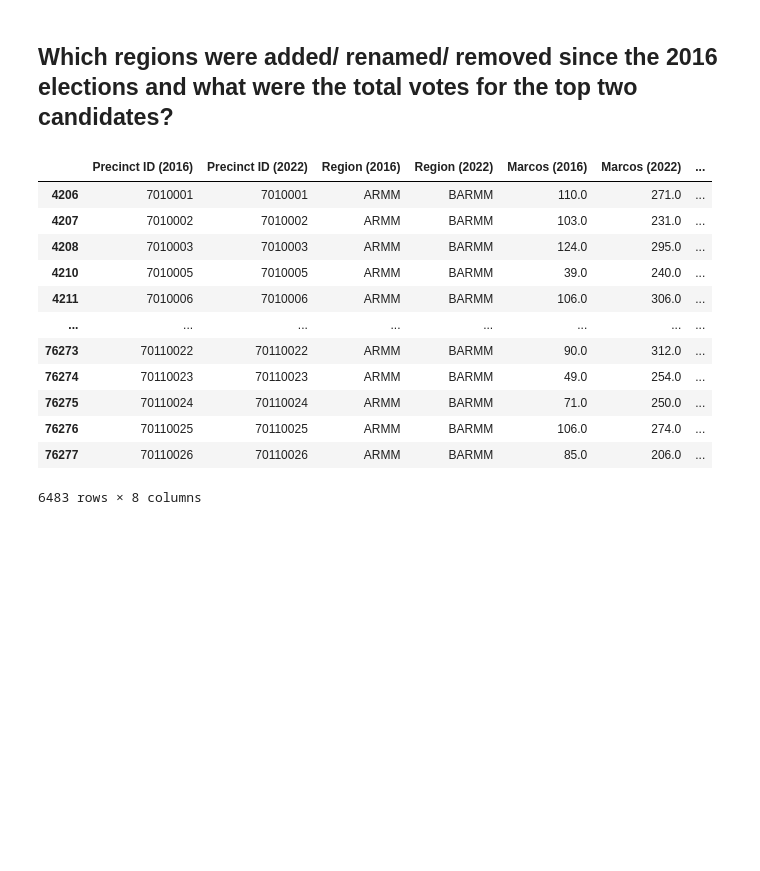
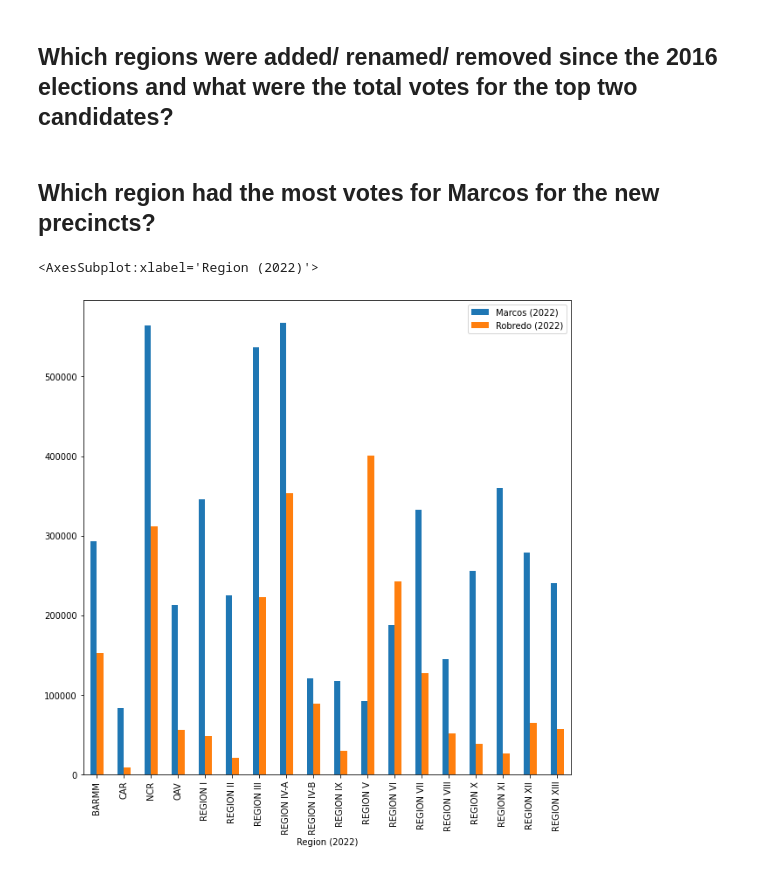
Before and after one commit to Iionsroar/pjdsc, a Jupyter notebook: notebooks/votes_on_updated_locs.ipynb, the cells around one changed output. Drawn from its saved outputs; the diff is of its cells as text; code cells hidden in the pictures; blank space fills up the shorter version.

```diff
--- a/notebooks/votes_on_updated_locs.ipynb
+++ b/notebooks/votes_on_updated_locs.ipynb
@@ -112,28 +113,54 @@ added = merged["Region (2016)"].isnull()
 removed = merged["Region (2022)"].isnull()
 renamed = (merged["Region (2016)"].notnull() & merged["Region (2022)"].notnull() & (merged["Region (2016)"] != merged["Region (2022)"]))
 
-merged.loc[
+added = merged.loc[
+    added,
+    [
+        "Precinct ID (2016)",
+        "Precinct ID (2022)",
+        # "Region (2016)",
+        "Region (2022)",
+        # "Marcos (2016)",
+        "Marcos (2022)",
+        # "Robredo (2016)",
+        "Robredo (2022)"
+    ]
+]
+added = added.groupby(["Region (2022)"]).sum()
+
+removed = merged.loc[
+    removed,
+    [
+        "Precinct ID (2016)",
+        "Precinct ID (2022)",
+        "Region (2016)",
+        # "Region (2022)",
+        "Marcos (2016)",
+        # "Marcos (2022)",
+        "Robredo (2016)",
+        # "Robredo (2022)"
+    ]
+]
+removed = removed.groupby(["Region (2016)"]).sum()
+
+renamed = merged.loc[
     renamed,
-    ["Precinct ID (2016)",
-    "Precinct ID (2022)",
-    "Region (2016)",
-    "Region (2022)",
-    "Marcos (2016)",
-    "Marcos (2022)",
-    "Robredo (2016)",
-    "Robredo (2022)"]
+    [
+        "Precinct ID (2016)",
+        "Precinct ID (2022)",
+        "Region (2016)",
+        "Region (2022)",
+        "Marcos (2016)",
+        "Marcos (2022)",
+        "Robredo (2016)",
+        "Robredo (2022)"
+    ]
 ]
+renamed = renamed.groupby(["Region (2016)"]).sum()
-# %% [output]
-|  | Precinct ID (2016) | Precinct ID (2022) | Region (2016) | Region (2022) | Marcos (2016) | Marcos (2022) | ... |
-| 4206 | 7010001 | 7010001 | ARMM | BARMM | 110.0 | 271.0 | ... |
-| 4207 | 7010002 | 7010002 | ARMM | BARMM | 103.0 | 231.0 | ... |
-| 4208 | 7010003 | 7010003 | ARMM | BARMM | 124.0 | 295.0 | ... |
-| 4210 | 7010005 | 7010005 | ARMM | BARMM | 39.0 | 240.0 | ... |
-| 4211 | 7010006 | 7010006 | ARMM | BARMM | 106.0 | 306.0 | ... |
-| ... | ... | ... | ... | ... | ... | ... | ... |
-| 76273 | 70110022 | 70110022 | ARMM | BARMM | 90.0 | 312.0 | ... |
-| 76274 | 70110023 | 70110023 | ARMM | BARMM | 49.0 | 254.0 | ... |
-| 76275 | 70110024 | 70110024 | ARMM | BARMM | 71.0 | 250.0 | ... |
-| 76276 | 70110025 | 70110025 | ARMM | BARMM | 106.0 | 274.0 | ... |
-| 76277 | 70110026 | 70110026 | ARMM | BARMM | 85.0 | 206.0 | ... |
-6483 rows × 8 columns
+# %% [markdown]
+## Which region had the most votes for Marcos for the new precincts?
+# %%
+added.plot.bar(figsize=(10,10))
+# %% [output]
+<AxesSubplot:xlabel='Region (2022)'>
+[figure, added]
```
Also changed, not shown: parts of 5 cells of this notebook, 10 other files.
